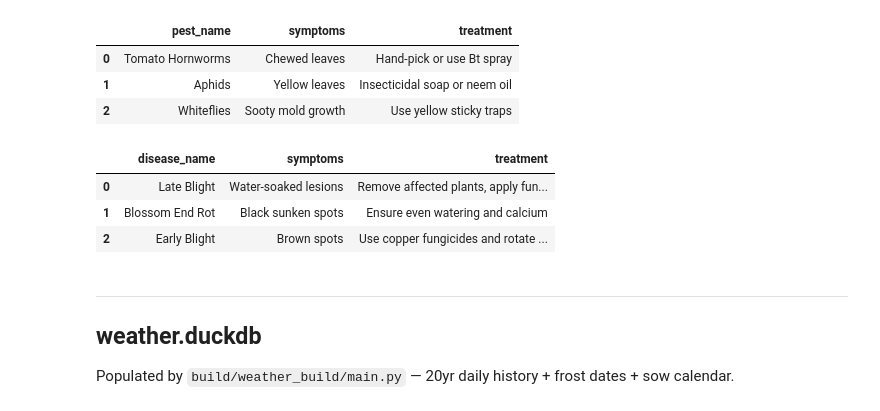
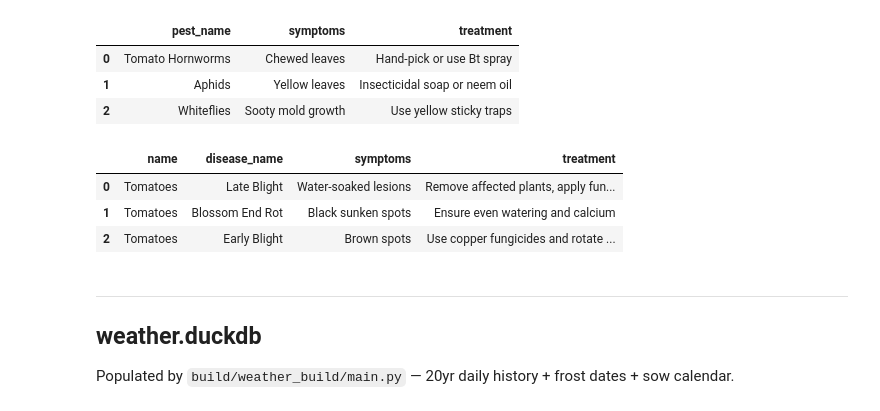
Before and after one commit to mgruzy/gardener-app, a Jupyter notebook: garden/database_explorer.ipynb, the cells around one changed output. Drawn from its saved outputs; the diff is of its cells as text; code cells hidden in the pictures.

```diff
--- a/garden/database_explorer.ipynb
+++ b/garden/database_explorer.ipynb
@@ -118,16 +118,16 @@ plant_conn.execute("""
 # %%
 # diseases
 plant_conn.execute("""
-    SELECT pd.disease_name, pd.symptoms, pd.treatment
+    SELECT pt.name, pd.disease_name, pd.symptoms, pd.treatment
     FROM plant_diseases pd
     JOIN plant_types pt ON pd.plant_type_id = pt.plant_type_id
     WHERE LOWER(pt.name) = LOWER(?)
 """, [PLANT]).fetchdf()
 # %% [output]
-|  | disease_name | symptoms | treatment |
-| 0 | Late Blight | Water-soaked lesions | Remove affected plants, apply fun... |
-| 1 | Blossom End Rot | Black sunken spots | Ensure even watering and calcium |
-| 2 | Early Blight | Brown spots | Use copper fungicides and rotate ... |
+|  | name | disease_name | symptoms | treatment |
+| 0 | Tomatoes | Late Blight | Water-soaked lesions | Remove affected plants, apply fun... |
+| 1 | Tomatoes | Blossom End Rot | Black sunken spots | Ensure even watering and calcium |
+| 2 | Tomatoes | Early Blight | Brown spots | Use copper fungicides and rotate ... |
 # %%
 plant_conn.close()
 # %% [markdown]
```
Also changed, not shown: parts of 7 cells of this notebook, 16 other files.
